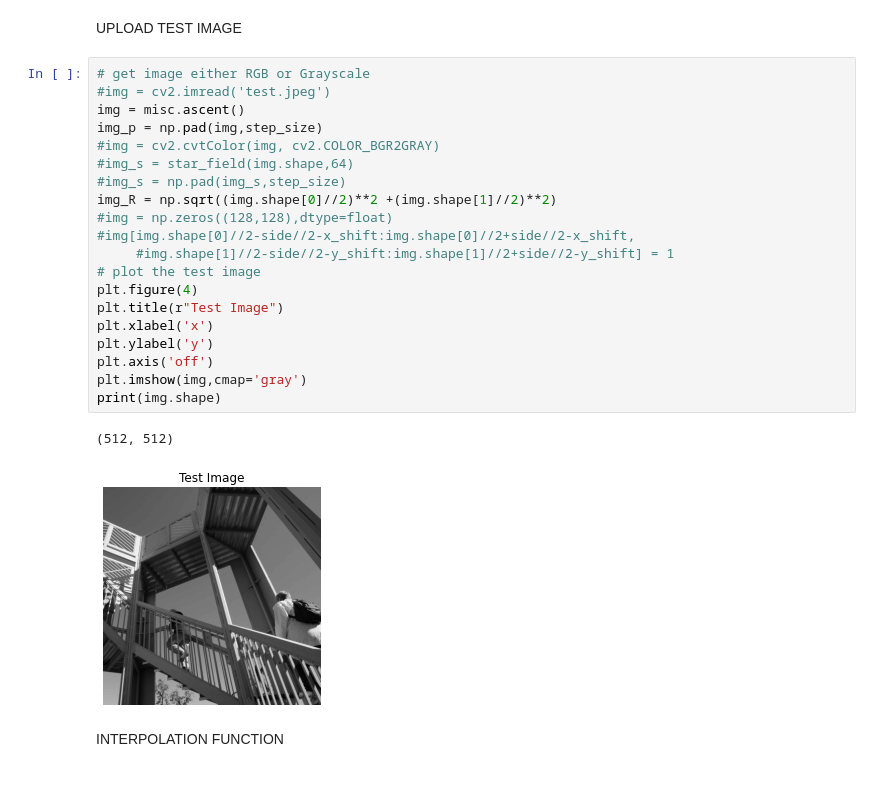
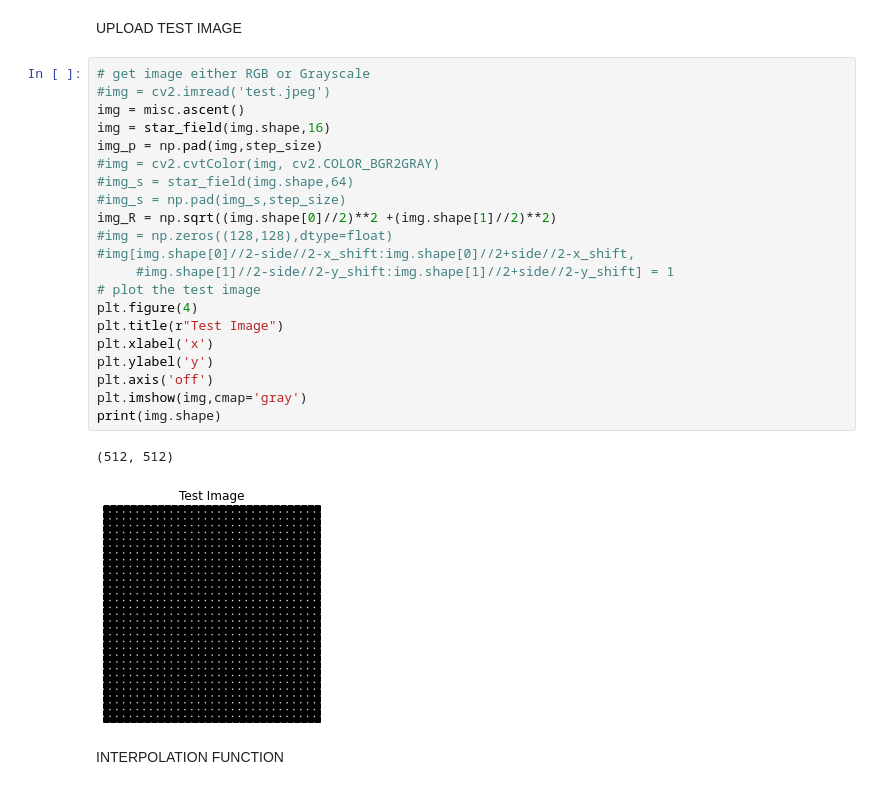
Before and after one commit to Alphalep/denoise-aberration-repo, a Jupyter notebook: main.ipynb, the cells around one changed output. Drawn from its saved outputs; the diff is of its cells as text.

```diff
--- a/main.ipynb
+++ b/main.ipynb
@@ -100,26 +100,27 @@ UPLOAD TEST IMAGE
 # %%
 # get image either RGB or Grayscale
 #img = cv2.imread('test.jpeg')
 img = misc.ascent()
+img = star_field(img.shape,16)
 img_p = np.pad(img,step_size)
 #img = cv2.cvtColor(img, cv2.COLOR_BGR2GRAY)
 #img_s = star_field(img.shape,64)
 #img_s = np.pad(img_s,step_size)
 img_R = np.sqrt((img.shape[0]//2)**2 +(img.shape[1]//2)**2)
 #img = np.zeros((128,128),dtype=float)
 #img[img.shape[0]//2-side//2-x_shift:img.shape[0]//2+side//2-x_shift,
      #img.shape[1]//2-side//2-y_shift:img.shape[1]//2+side//2-y_shift] = 1
 # plot the test image
 plt.figure(4)
 plt.title(r"Test Image")
 plt.xlabel('x')
 plt.ylabel('y')
 plt.axis('off')
 plt.imshow(img,cmap='gray')
 print(img.shape)
 # %% [output]
 (512, 512)
-[figure, old version]
+[figure, new version]
 # %% [markdown]
 INTERPOLATION FUNCTION
 # %%
```
Also changed, not shown: parts of 10 cells of this notebook, 8 other files.
